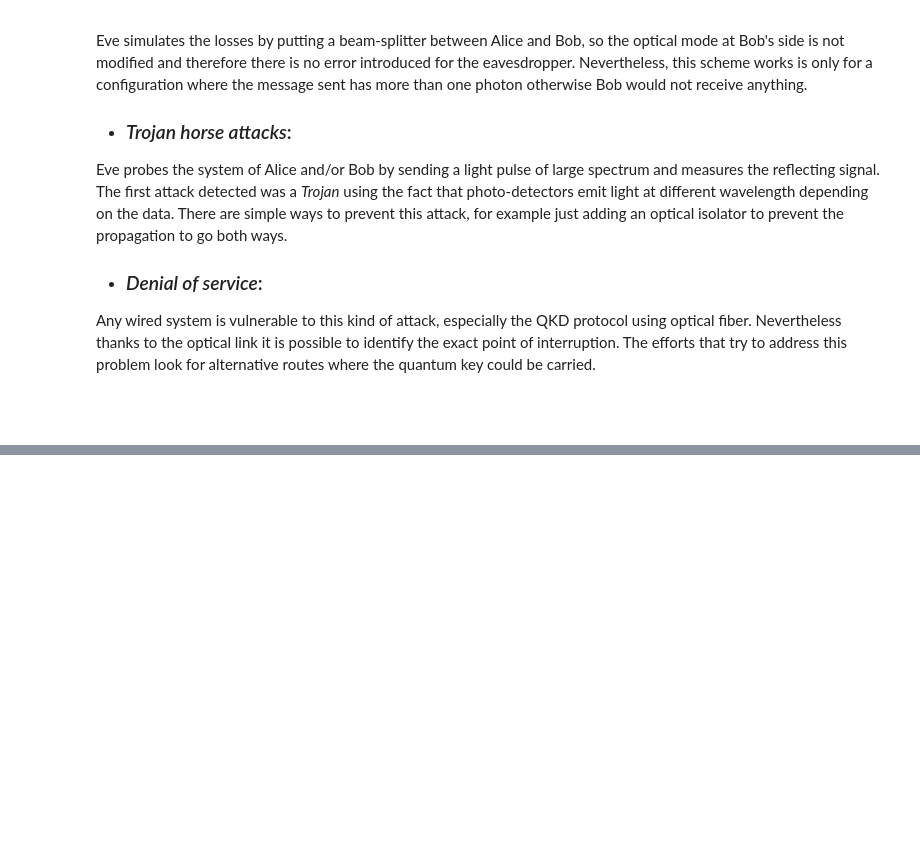
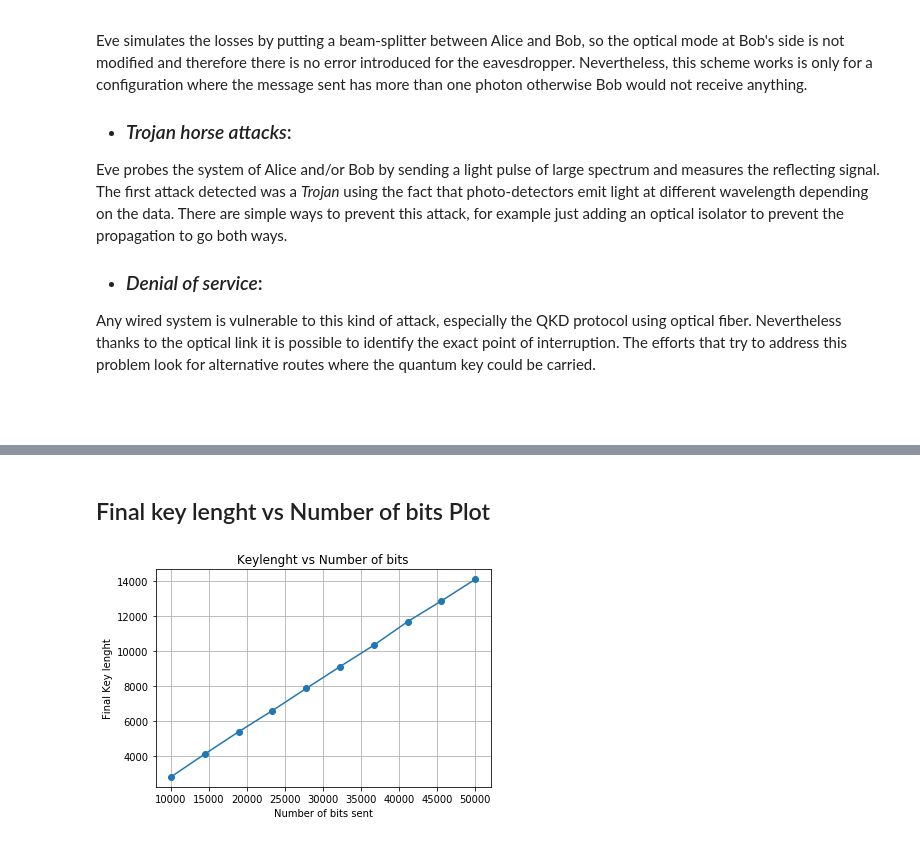
Before and after one commit to lpceronm/QKD, a Jupyter notebook: Quantum_Key_Distribution.ipynb, the cells around one changed output, grey strips where cells are left out. Drawn from its saved outputs; the diff is of its cells as text; code cells hidden in the pictures; blank space fills up the shorter version.

```diff
--- a/Quantum_Key_Distribution.ipynb
+++ b/Quantum_Key_Distribution.ipynb
@@ -397,43 +491,28 @@ plt.show()
+# %% [markdown]
+## Final key lenght vs Number of bits Plot
 # %%
-Noise = np.linspace(0.7,1,10)
+
 bitsSize = np.linspace(10000,50000,10)
-errorRates = []
 keysLenght = []
-errorMean = []
-for q in Noise:
-  for s in bitsSize:
-    a = Alice()
-    b = Bob()
+for s in bitsSize:
+  a = Alice()
+  b = Bob()
 
-    qbits = a.genQbits(int(s))
-    p = density(qbits)
-    t = transmission(p,q)
-    b.measureQbits(t)
-    compared = a.compareBasis(b.usedBasis)
-    b.siftedKey(compared)
-    index1,bits = a.errorCheck()
-    res= b.errorCheck(index1,bits)
-    errorRates.append(b.errorRate)
-    keysLenght.append(len(b.siftedKey))
-  errorMean.append(np.mean(np.array(errorRates)))
+  qbits = a.genQbits(int(s))
+  p = density(qbits)
+  t = transmission(p,q)
+  b.measureQbits(t)
+  compared = a.compareBasis(b.usedBasis)
+  b.siftedKey(compared)
+  index1,bits = a.errorCheck()
+  res= b.errorCheck(index1,bits)
+  keysLenght.append(len(b.siftedKey))
 
-plt.plot(Noise,errorMean,'o-')
-plt.xlabel('Noise Factor')
-plt.ylabel('Error rate')
-plt.title('Error rate vs Channel noise')
+plt.plot(bitsSize,keysLenght,'o-')
+plt.xlabel('Number of bits sent')
+plt.ylabel('Final Key lenght')
+plt.title('Keylenght vs Number of bits')
 plt.grid(True)
 plt.show()
-
-#plt.plot(bitsSize,errorRates,'o-')
-#plt.xlabel('Number of bits sent')
-#plt.ylabel('Error rate')
-#plt.title('Error rate vs Number of bits')
-#plt.grid(True)
-#plt.show()
-
-#plt.plot(bitsSize,keysLenght,'o-')
-#plt.xlabel('Number of bits sent')
-#plt.ylabel('Key lenght')
-#plt.title('Sifted Keylenght vs Number of bits')
-#plt.grid(True)
-#plt.show()
+# %% [output]
+[figure, added]
```
Also changed, not shown: parts of 15 cells of this notebook.
